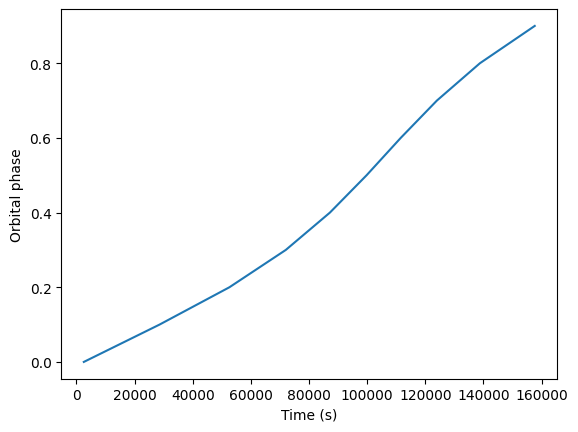
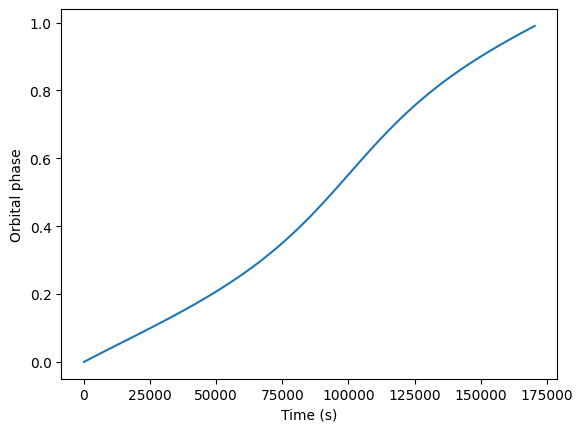
Code edit (unified diff) that turned the first committed figure into the second:
--- before
+++ after
@@ -1,5 +1,7 @@
-ph=np.arange(0,1,0.1)
-phase,time,W= orbital_phase_to_time(ph,precision=0.01, load_directly=True)
+ph=np.arange(0,1,0.010)
+
+phase,time, W= orbital_phase_to_time(ph,precision=0.0001, load_directly=True)
 plt.plot(time, phase)
+plt.plot(phase,W)
 plt.xlabel("Time (s)")
 plt.ylabel("Orbital phase")

Commit: Refactor orbital models and update tests, examples and documentation